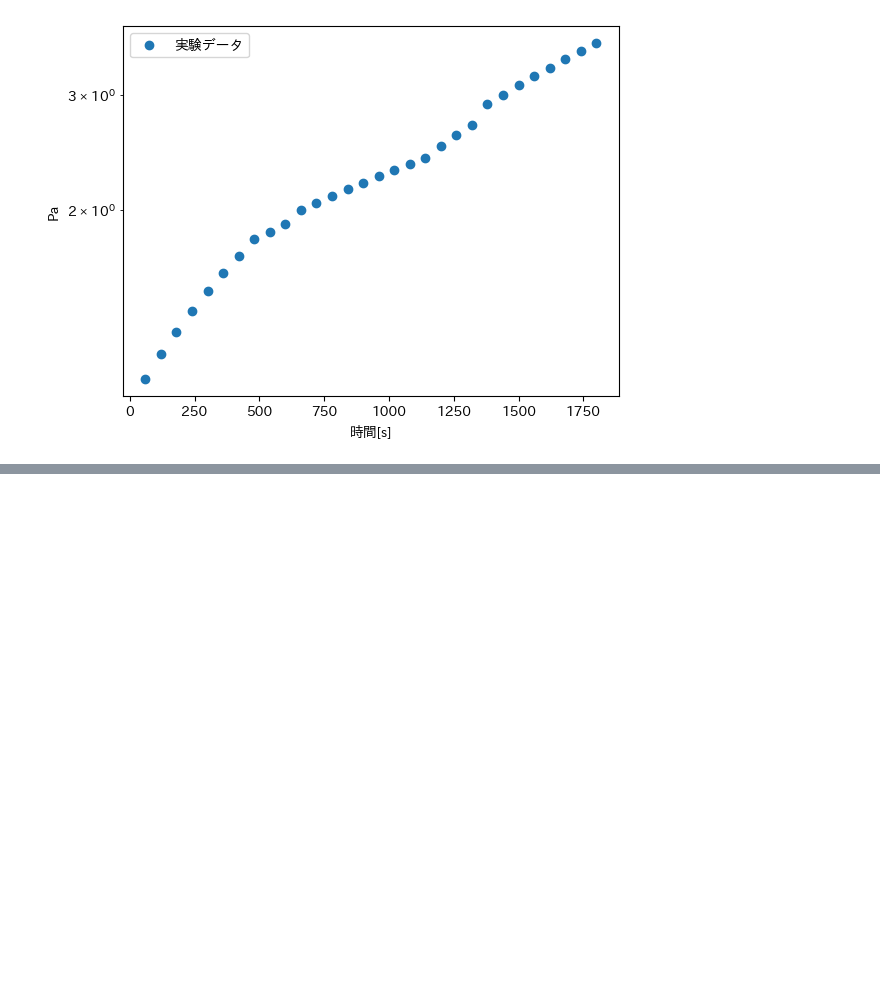
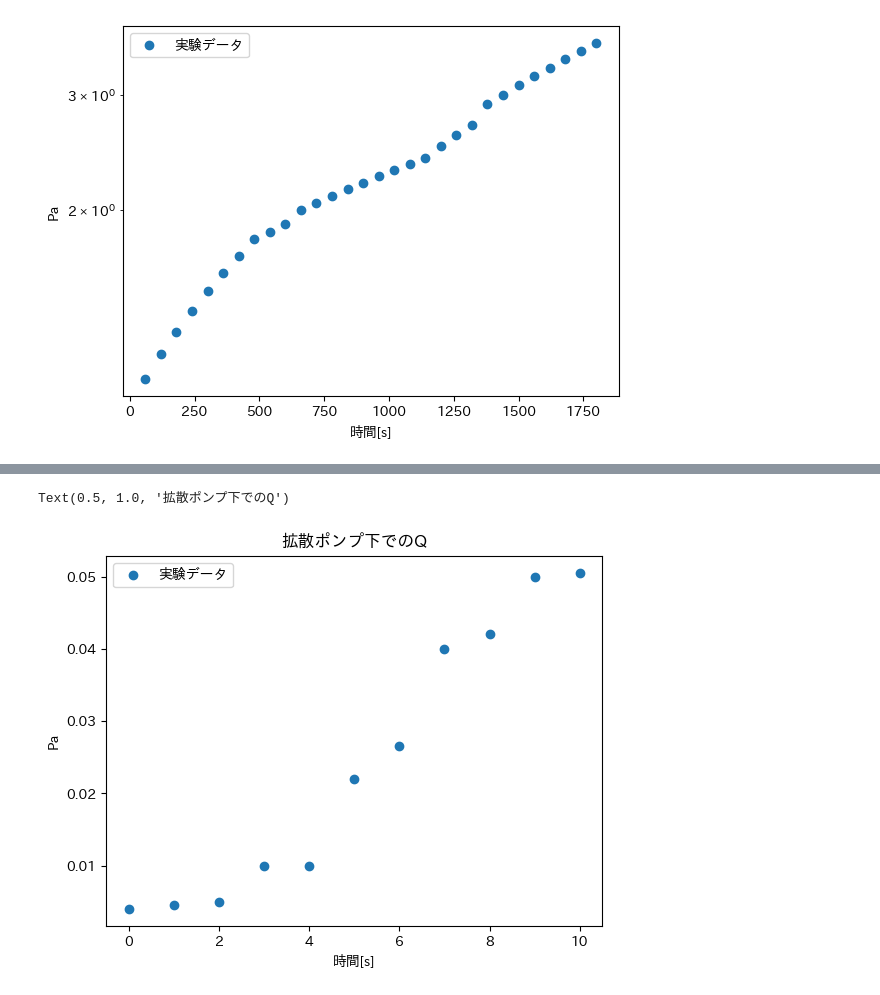
Before and after one commit to vyuma/physic_ex_repo, a Jupyter notebook: 細いパイプの挿入/data_process.ipynb, the cells around one changed output, grey strips where cells are left out. Cells and saved outputs as stored; diff of their text form; code cells hidden in the pictures; blank space fills up the shorter version.

```diff
--- a/細いパイプの挿入/data_process.ipynb
+++ b/細いパイプの挿入/data_process.ipynb
@@ -36,0 +64,12 @@ plt.show()
+# %%
+data_df_Q = pd.read_csv('油拡散ポンプ実験c/拡散ポンプ下でのQ.csv')
+fig,ax = plt.subplots()
+ax.scatter(data_df_Q['min'],data_df_Q['Pa'],label='実験データ')
+ax.set_xlabel('時間[s]')
+ax.set_ylabel('Pa')
+ax.legend()
+# ax.set_yscale('log')
+plt.title("拡散ポンプ下でのQ")
+# %% [output]
+Text(0.5, 1.0, '拡散ポンプ下でのQ')
+[figure, added]
```
Also changed, not shown: parts of 2 cells of this notebook, 4 other files.
